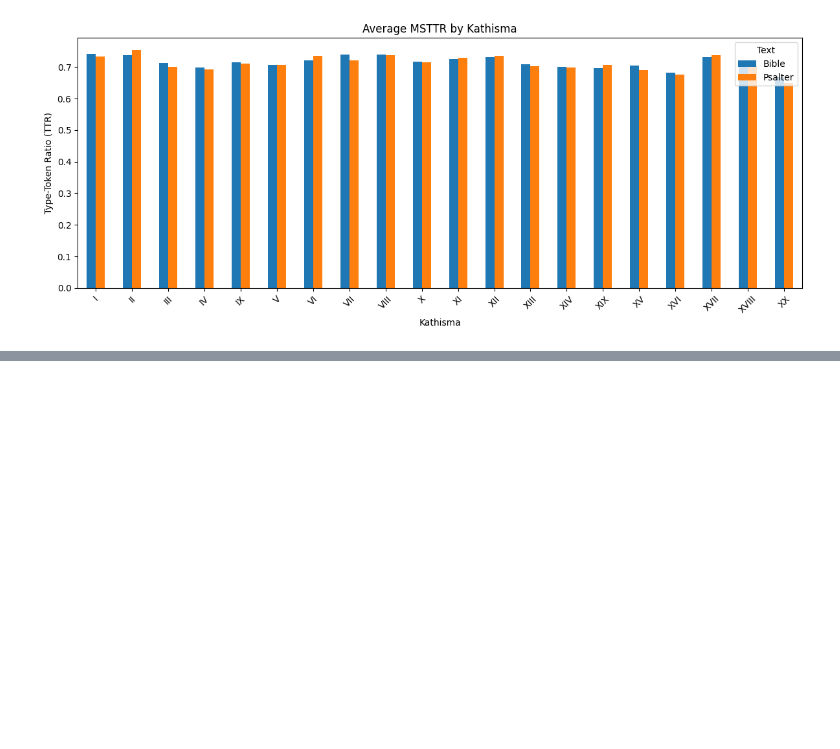
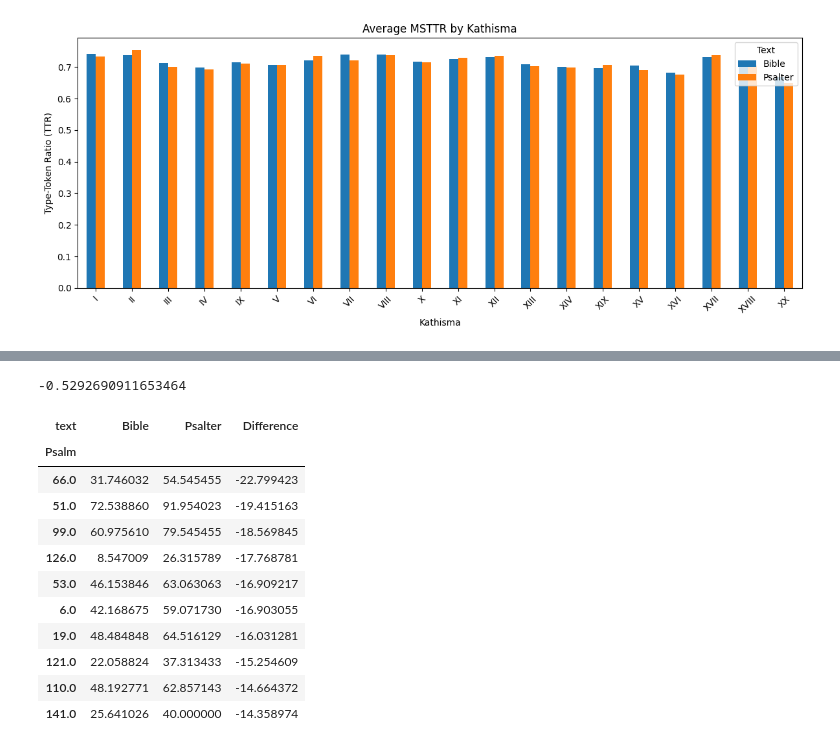
Before and after one commit to cwc09262/psalms-text-comparison, a Jupyter notebook: translationese.ipynb, the cells around one changed output, grey strips where cells are left out. Saved outputs shown, nothing was run; the diff lists cells and outputs as text; code cells hidden in the pictures; blank space fills up the shorter version.

```diff
--- a/translationese.ipynb
+++ b/translationese.ipynb
@@ -550,0 +549,19 @@ cohesion_compare["Difference"].mean()
+# %%
+cohesion_compare["Difference"].mean()
+# %% [output]
+-0.5292690911653464
+# %%
+cohesion_compare.sort_values("Difference").head(10)
+# %% [output]
+| text | Bible | Psalter | Difference |
+| Psalm |  |  |  |
+| 66.0 | 31.746032 | 54.545455 | -22.799423 |
+| 51.0 | 72.538860 | 91.954023 | -19.415163 |
+| 99.0 | 60.975610 | 79.545455 | -18.569845 |
+| 126.0 | 8.547009 | 26.315789 | -17.768781 |
+| 53.0 | 46.153846 | 63.063063 | -16.909217 |
+| 6.0 | 42.168675 | 59.071730 | -16.903055 |
+| 19.0 | 48.484848 | 64.516129 | -16.031281 |
+| 121.0 | 22.058824 | 37.313433 | -15.254609 |
+| 110.0 | 48.192771 | 62.857143 | -14.664372 |
+| 141.0 | 25.641026 | 40.000000 | -14.358974 |
```
Also changed, not shown: parts of 23 cells of this notebook, 1 other file.
